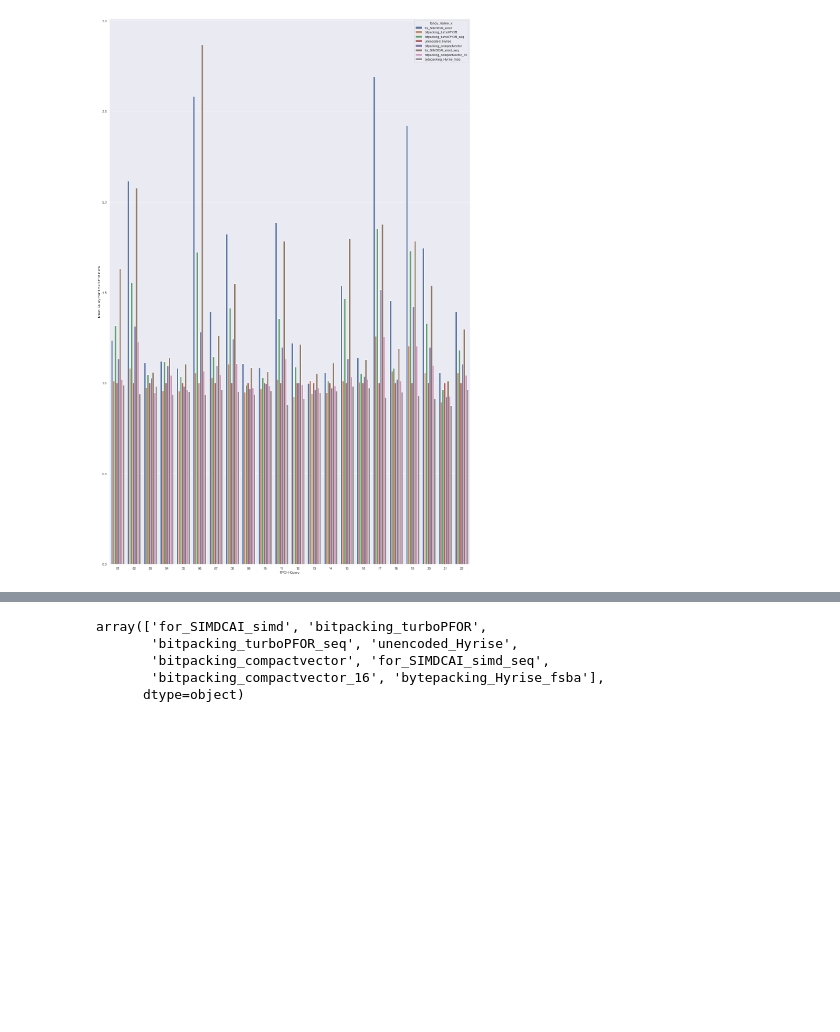
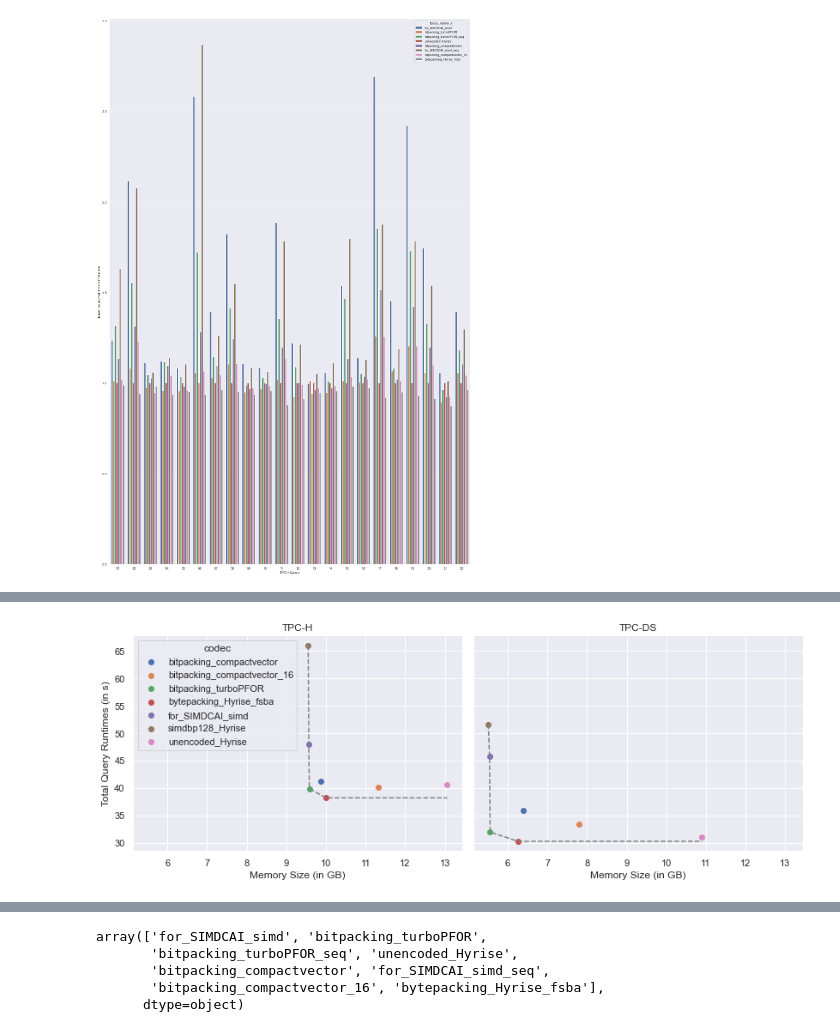
Before and after one commit to linuslh1996/column-compression, a Jupyter notebook: notebooks/CompareTPCH_ColumnCompression.ipynb, the cells around one changed output, grey strips where cells are left out. Saved outputs shown, nothing was run; the diff lists cells and outputs as text; code cells hidden in the pictures; blank space fills up the shorter version.

```diff
--- a/notebooks/CompareTPCH_ColumnCompression.ipynb
+++ b/notebooks/CompareTPCH_ColumnCompression.ipynb
@@ -301,0 +315,8 @@ d
+# %%
+tpch = get_df(tpch_folder)
+tpch["benchmark"] = "TPC-H"
+tpcds = get_df(tpcds_folder)
+tpcds["benchmark"] = "TPC-DS"
+
+benchmarks = pd.concat([tpch, tpcds])
+benchmarks
@@ -301,0 +341,33 @@ d
+# %%
+data = benchmarks[~benchmarks["codec"].str.match(".*_seq")]
+g = sns.FacetGrid(data, col="benchmark", hue="codec", legend_out=False, height=4.5, aspect=1.3)
+g.map(plt.scatter, "total_size", "total_runtime")
+#g.map(plt.plot, "total_size", "total_runtime")
+g.set_axis_labels("Memory Size (in GB)", "Total Query Runtimes (in s)")
+g.set_titles(col_template="{col_name}", row_template="{row_name}")
+g.add_legend()
+
+def pareto_frontier(Xs, Ys, maxX=False, maxY=False):
+    '''Pareto frontier selection process'''
+    sorted_list = sorted([[Xs[i], Ys[i]] for i in range(len(Xs))], reverse=maxY)
+    pareto_front = [sorted_list[0]]
+    for pair in sorted_list[1:]:
+        if maxY:
+            if pair[1] >= pareto_front[-1][1]:
+                pareto_front.append(pair)
+        else:
+            if pair[1] <= pareto_front[-1][1]:
+                pareto_front.append(pair)
+
+    return pareto_front
+
+for ax in g.axes[0]:
+    benchmark = ax.title.get_text()
+    data_for_benchmark = benchmarks[benchmarks["benchmark"] == benchmark]
+    x = list(data_for_benchmark["total_size"])
+    y = list(data_for_benchmark["total_runtime"])
+    par = pareto_frontier(x, y)
+    par.append([max(x), par[-1][1]])
+    ax.plot([p[0] for p in par], [p[1] for p in par], color="grey", linestyle="dashed")
+# %% [output]
+[figure, added]
```
Also changed, not shown: parts of 8 cells of this notebook, 2 other files.
